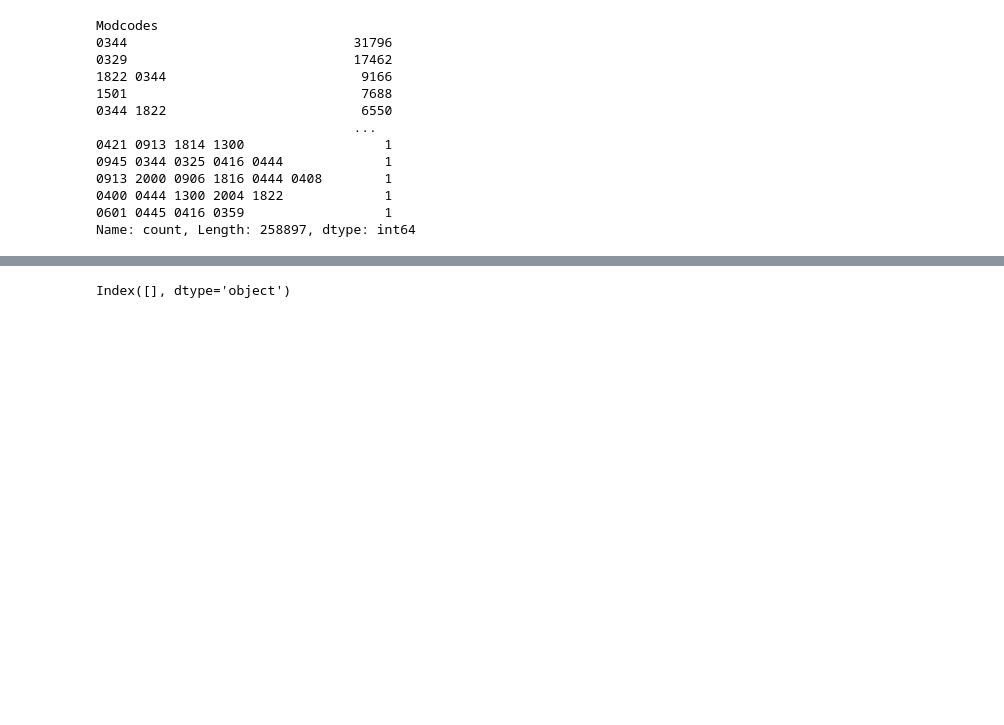
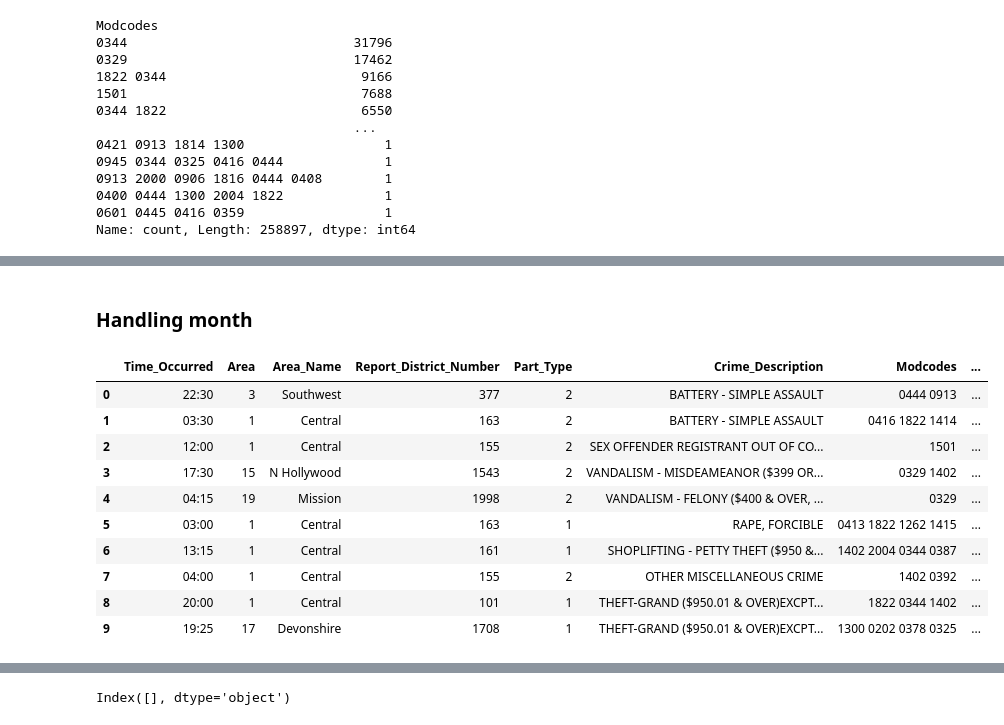
Before and after one commit to MrBinit/Supervised-Learning, a Jupyter notebook: logistic regression/project.ipynb, the cells around one changed output, grey strips where cells are left out. Drawn from its saved outputs; the diff is of its cells as text; code cells hidden in the pictures; blank space fills up the shorter version.

```diff
--- a/logistic regression/project.ipynb
+++ b/logistic regression/project.ipynb
@@ -132,0 +157,2 @@ Index(['Time_Occurred', 'Area', 'Area_Name', 'Report_District_Number',
+# %%
+df = df.drop('Date_Occurred', axis = 1)
@@ -132,0 +189,2 @@ Index(['Time_Occurred', 'Area', 'Area_Name', 'Report_District_Number',
+# %% [markdown]
+### Handling month
@@ -132,0 +241,14 @@ Index(['Time_Occurred', 'Area', 'Area_Name', 'Report_District_Number',
+# %%
+df.head(10)
+# %% [output]
+|  | Time_Occurred | Area | Area_Name | Report_District_Number | Part_Type | Crime_Description | Modcodes | ... |
+| 0 | 22:30 | 3 | Southwest | 377 | 2 | BATTERY - SIMPLE ASSAULT | 0444 0913 | ... |
+| 1 | 03:30 | 1 | Central | 163 | 2 | BATTERY - SIMPLE ASSAULT | 0416 1822 1414 | ... |
+| 2 | 12:00 | 1 | Central | 155 | 2 | SEX OFFENDER REGISTRANT OUT OF CO... | 1501 | ... |
+| 3 | 17:30 | 15 | N Hollywood | 1543 | 2 | VANDALISM - MISDEAMEANOR ($399 OR... | 0329 1402 | ... |
+| 4 | 04:15 | 19 | Mission | 1998 | 2 | VANDALISM - FELONY ($400 & OVER, ... | 0329 | ... |
+| 5 | 03:00 | 1 | Central | 163 | 1 | RAPE, FORCIBLE | 0413 1822 1262 1415 | ... |
+| 6 | 13:15 | 1 | Central | 161 | 1 | SHOPLIFTING - PETTY THEFT ($950 &... | 1402 2004 0344 0387 | ... |
+| 7 | 04:00 | 1 | Central | 155 | 2 | OTHER MISCELLANEOUS CRIME | 1402 0392 | ... |
+| 8 | 20:00 | 1 | Central | 101 | 1 | THEFT-GRAND ($950.01 & OVER)EXCPT... | 1822 0344 1402 | ... |
+| 9 | 19:25 | 17 | Devonshire | 1708 | 1 | THEFT-GRAND ($950.01 & OVER)EXCPT... | 1300 0202 0378 0325 | ... |
```
Also changed, not shown: parts of 44 cells of this notebook, 1 other file.
